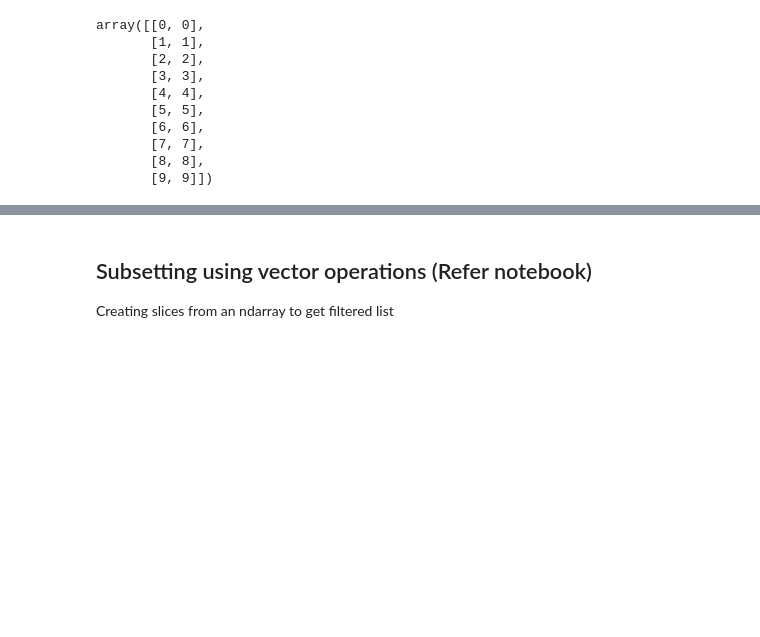
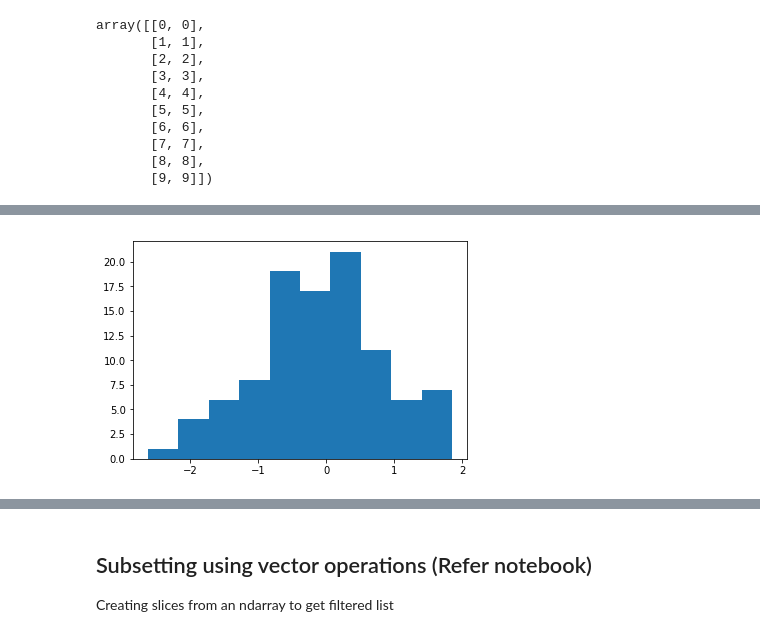
Before and after one commit to pratos/python4ds, a Jupyter notebook: notebooks/Numpy Snippets.ipynb, the cells around one changed output, grey strips where cells are left out. Drawn from its saved outputs; the diff is of its cells as text; code cells hidden in the pictures; blank space fills up the shorter version.

```diff
--- a/notebooks/Numpy Snippets.ipynb
+++ b/notebooks/Numpy Snippets.ipynb
@@ -228,0 +326,6 @@ array([[0, 0],
+# %%
+np.random.seed(42)
+plt.hist(np.random.randn(100,))
+plt.show()
+# %% [output]
+[figure, added]
```
Also changed, not shown: parts of 61 cells of this notebook.
